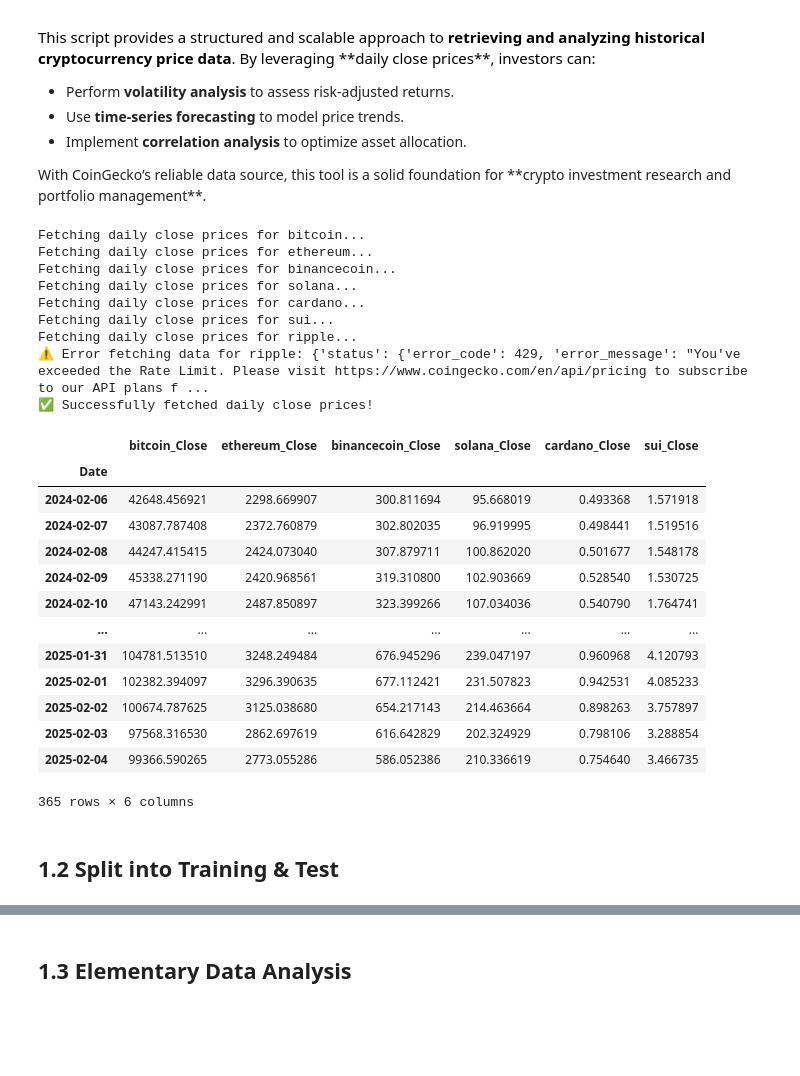
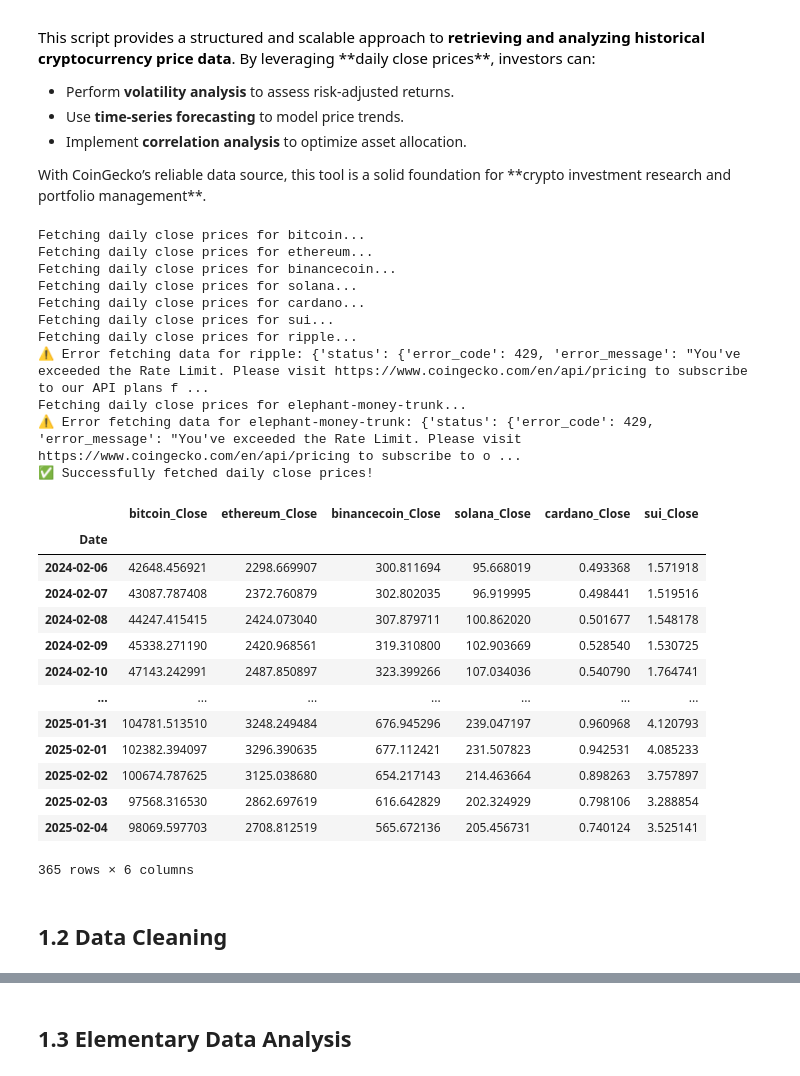
Before and after one commit to NatP-dev/Complete-Python-3-Bootcamp, a Jupyter notebook: Welcome_to_Colaboratory.ipynb, the cells around one changed output, grey strips where cells are left out. Cells and saved outputs as stored; diff of their text form; code cells hidden in the pictures; blank space fills up the shorter version.

```diff
--- a/Welcome_to_Colaboratory.ipynb
+++ b/Welcome_to_Colaboratory.ipynb
@@ -164,7 +164,7 @@ def get_daily_close_price(crypto_id, currency='usd', days=365):
         return None
 
 # Define cryptocurrencies to fetch
-crypto_list = ['bitcoin', 'ethereum', 'binancecoin', 'solana', 'cardano', 'sui', 'ripple']
+crypto_list = ['bitcoin', 'ethereum', 'binancecoin', 'solana', 'cardano', 'sui', 'ripple', 'elephant-money-trunk']
 
 # Fetch historical daily close prices for all cryptos
 historical_data = {}
@@ -179,34 +179,36 @@ for crypto in crypto_list:
 # Ensure at least one DataFrame was fetched before concatenation
 if historical_data:
     # Combine all crypto data into one DataFrame
     final_df = pd.concat(historical_data.values(), axis=1)
     print("✅ Successfully fetched daily close prices!")
     display(final_df)
 else:
     print("❌ No valid data retrieved. Please check API requests or try again later.")
 # %% [output]
 Fetching daily close prices for bitcoin...
 Fetching daily close prices for ethereum...
 Fetching daily close prices for binancecoin...
 Fetching daily close prices for solana...
 Fetching daily close prices for cardano...
 Fetching daily close prices for sui...
 Fetching daily close prices for ripple...
 ⚠ Error fetching data for ripple: {'status': {'error_code': 429, 'error_message': "You've exceeded the Rate Limit. Please visit https://www.coingecko.com/en/api/pricing to subscribe to our API plans f ...
+Fetching daily close prices for elephant-money-trunk...
+⚠ Error fetching data for elephant-money-trunk: {'status': {'error_code': 429, 'error_message': "You've exceeded the Rate Limit. Please visit https://www.coingecko.com/en/api/pricing to subscribe to o ...
 ✅ Successfully fetched daily close prices!
 |  | bitcoin_Close | ethereum_Close | binancecoin_Close | solana_Close | cardano_Close | sui_Close |
 | Date |  |  |  |  |  |  |
 | 2024-02-06 | 42648.456921 | 2298.669907 | 300.811694 | 95.668019 | 0.493368 | 1.571918 |
 | 2024-02-07 | 43087.787408 | 2372.760879 | 302.802035 | 96.919995 | 0.498441 | 1.519516 |
 | 2024-02-08 | 44247.415415 | 2424.073040 | 307.879711 | 100.862020 | 0.501677 | 1.548178 |
 | 2024-02-09 | 45338.271190 | 2420.968561 | 319.310800 | 102.903669 | 0.528540 | 1.530725 |
 | 2024-02-10 | 47143.242991 | 2487.850897 | 323.399266 | 107.034036 | 0.540790 | 1.764741 |
 | ... | ... | ... | ... | ... | ... | ... |
 | 2025-01-31 | 104781.513510 | 3248.249484 | 676.945296 | 239.047197 | 0.960968 | 4.120793 |
 | 2025-02-01 | 102382.394097 | 3296.390635 | 677.112421 | 231.507823 | 0.942531 | 4.085233 |
 | 2025-02-02 | 100674.787625 | 3125.038680 | 654.217143 | 214.463664 | 0.898263 | 3.757897 |
 | 2025-02-03 | 97568.316530 | 2862.697619 | 616.642829 | 202.324929 | 0.798106 | 3.288854 |
-| 2025-02-04 | 99366.590265 | 2773.055286 | 586.052386 | 210.336619 | 0.754640 | 3.466735 |
+| 2025-02-04 | 98069.597703 | 2708.812519 | 565.672136 | 205.456731 | 0.740124 | 3.525141 |
 365 rows × 6 columns
 # %% [markdown]
-## 1.2 Split into Training & Test
+## 1.2 Data Cleaning
```
Also changed, not shown: parts of 9 cells of this notebook.
